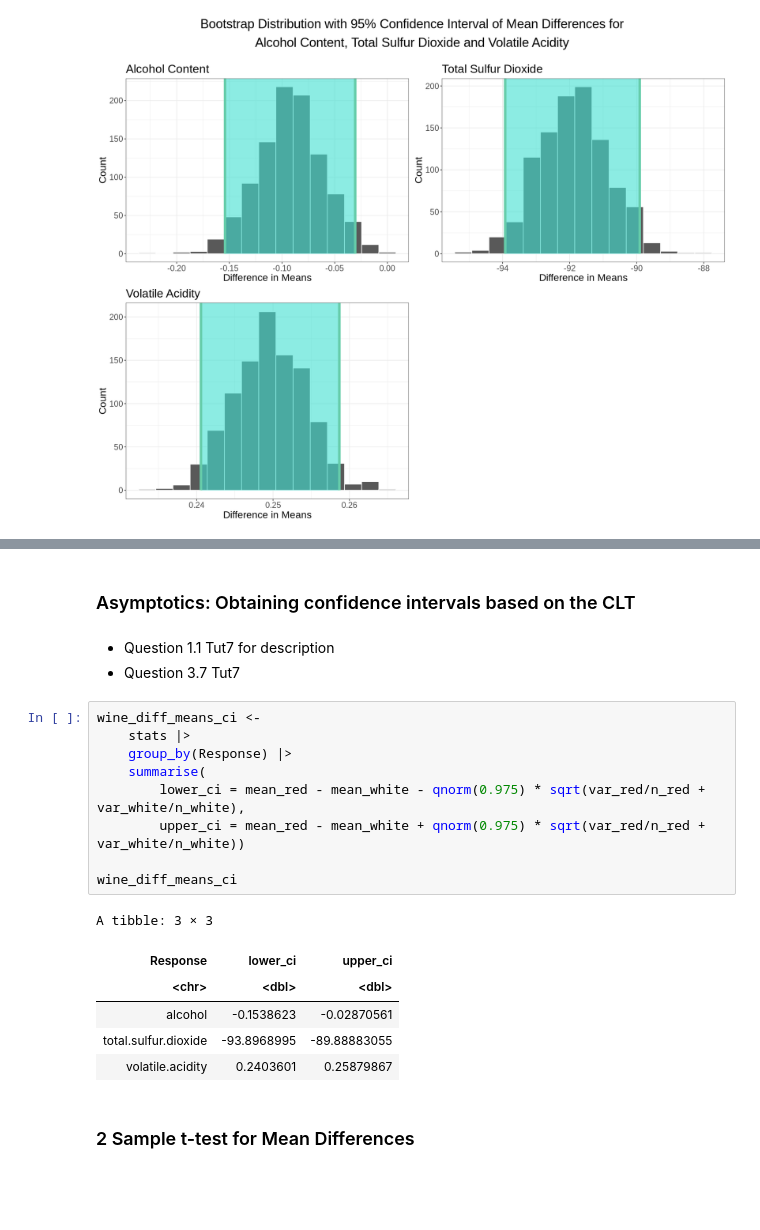
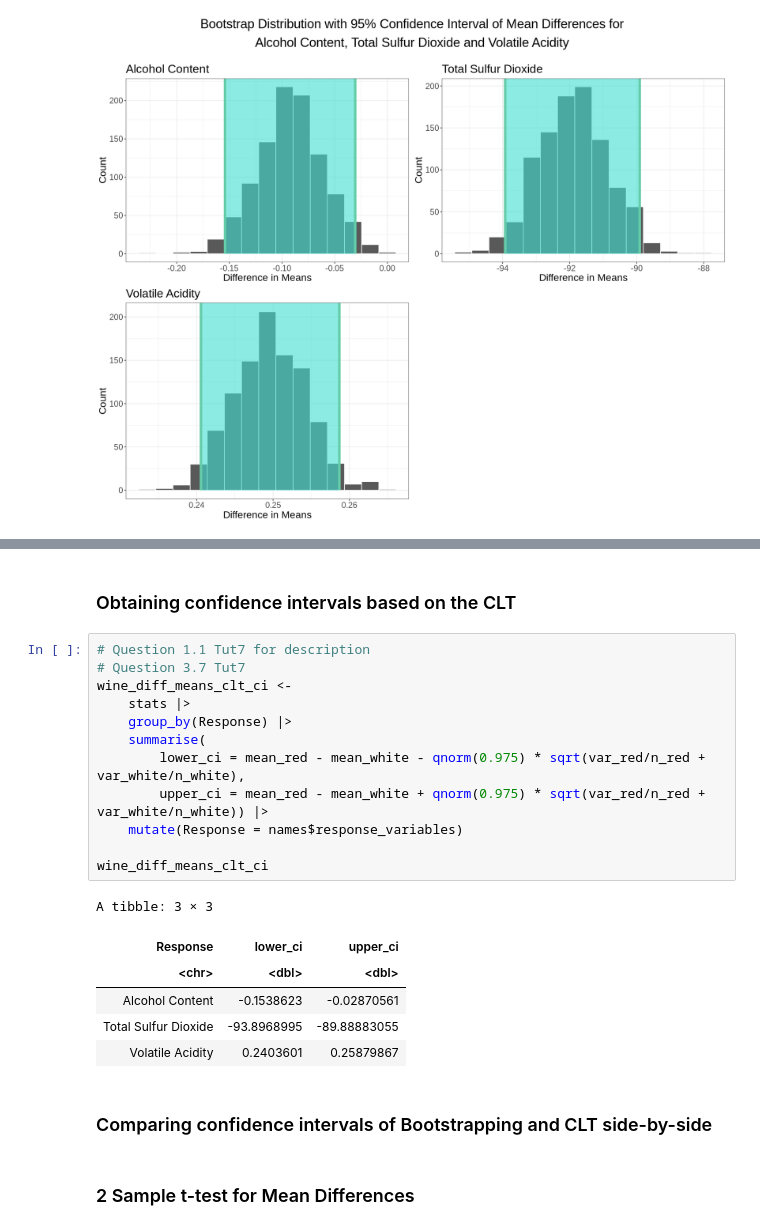
Before and after one commit to omertahi/STAT201-project, a Jupyter notebook: case_proposal.ipynb, the cells around one changed output, grey strips where cells are left out. Saved outputs shown, nothing was run; the diff lists cells and outputs as text; blank space fills up the shorter version.

```diff
--- a/case_proposal.ipynb
+++ b/case_proposal.ipynb
@@ -383,24 +418,26 @@ grid.arrange(diff_in_means_alcohol_ci_plot,
 # %% [markdown]
-### Asymptotics: Obtaining confidence intervals based on the CLT
+### Obtaining confidence intervals based on the CLT
-# %% [markdown]
-* Question 1.1 Tut7 for description
-* Question 3.7 Tut7
 # %%
-wine_diff_means_ci <-
+# Question 1.1 Tut7 for description
+# Question 3.7 Tut7
+wine_diff_means_clt_ci <-
     stats |>
     group_by(Response) |>
     summarise(
         lower_ci = mean_red - mean_white - qnorm(0.975) * sqrt(var_red/n_red + var_white/n_white),
-        upper_ci = mean_red - mean_white + qnorm(0.975) * sqrt(var_red/n_red + var_white/n_white))
+        upper_ci = mean_red - mean_white + qnorm(0.975) * sqrt(var_red/n_red + var_white/n_white)) |>
+    mutate(Response = names$response_variables)
 
-wine_diff_means_ci
+wine_diff_means_clt_ci
 # %% [output]
 A tibble: 3 × 3
 | Response | lower_ci | upper_ci |
 | <chr> | <dbl> | <dbl> |
-| alcohol | -0.1538623 | -0.02870561 |
-| total.sulfur.dioxide | -93.8968995 | -89.88883055 |
-| volatile.acidity | 0.2403601 | 0.25879867 |
+| Alcohol Content | -0.1538623 | -0.02870561 |
+| Total Sulfur Dioxide | -93.8968995 | -89.88883055 |
+| Volatile Acidity | 0.2403601 | 0.25879867 |
+# %% [markdown]
+### Comparing confidence intervals of Bootstrapping and CLT side-by-side
 # %% [markdown]
 ### 2 Sample t-test for Mean Differences
 # %%
```
Also changed, not shown: parts of 4 cells of this notebook.
